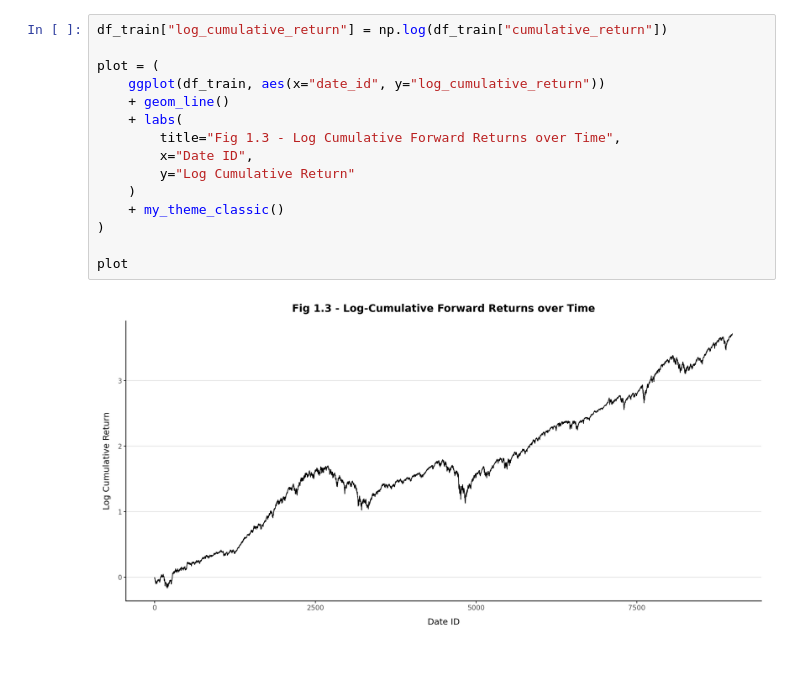
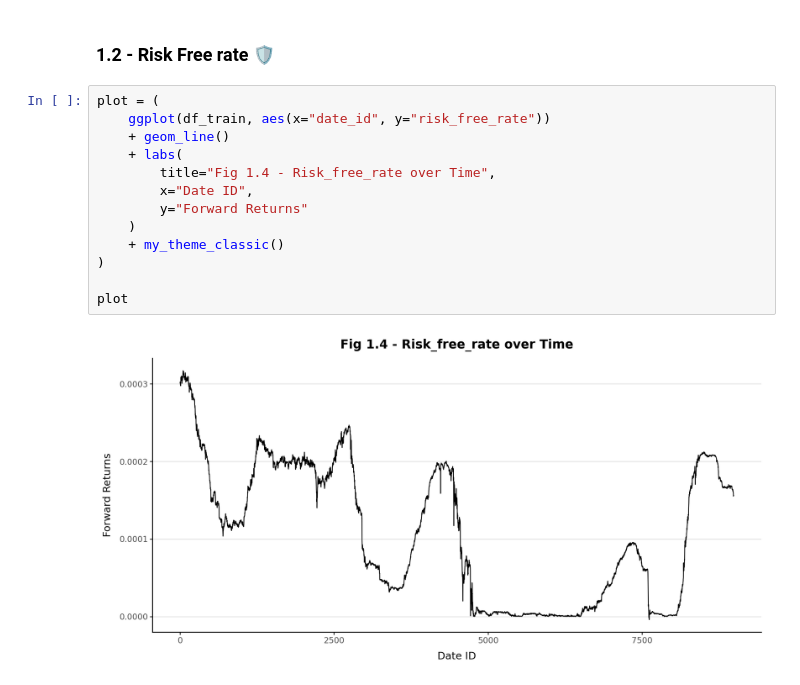
Before and after one commit to PaulCascarino/Kaggle-Hull_Market_Pred, a Jupyter notebook: notebooks/eda.ipynb, the cells around one changed output. Drawn from its saved outputs; the diff is of its cells as text.

Commit message:
Add titles

```diff
--- a/notebooks/eda.ipynb
+++ b/notebooks/eda.ipynb
@@ -63,17 +85,17 @@ plot
-# %%
-df_train["log_cumulative_return"] = np.log(df_train["cumulative_return"])
-
-plot = (
-    ggplot(df_train, aes(x="date_id", y="log_cumulative_return"))
-    + geom_line()
-    + labs(
-        title="Fig 1.3 - Log Cumulative Forward Returns over Time",
-        x="Date ID",
-        y="Log Cumulative Return"
-    )
-    + my_theme_classic()
-)
-
-plot
-# %% [output]
-[figure, removed]
+# %% [markdown]
+### 1.2 - Risk Free rate 🛡️
+# %%
+plot = (
+    ggplot(df_train, aes(x="date_id", y="risk_free_rate"))
+    + geom_line()
+    + labs(
+        title="Fig 1.4 - Risk_free_rate over Time",
+        x="Date ID",
+        y="Forward Returns"
+    )
+    + my_theme_classic()
+)
+
+plot
+# %% [output]
+[figure, added]
```
Also changed, not shown: parts of 29 cells of this notebook.
